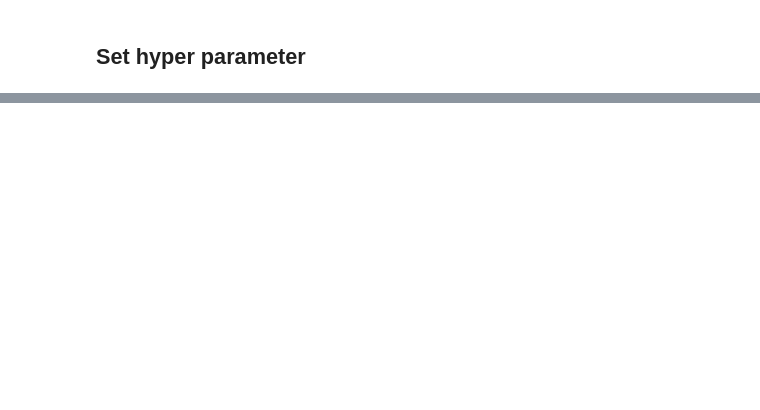
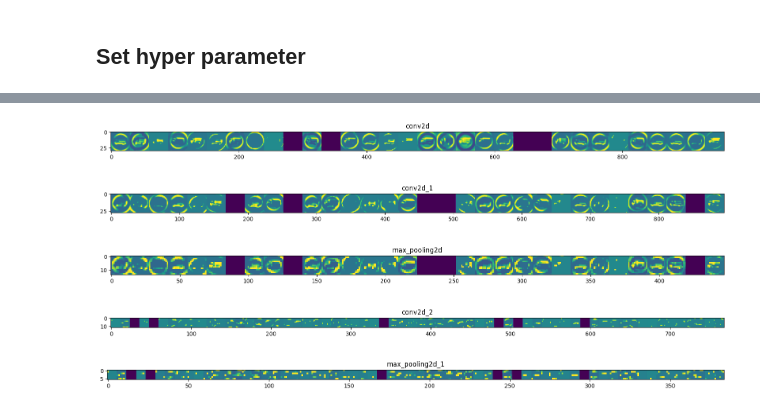
Before and after one commit to JINU-SUN/traffic-sign-classification, a Jupyter notebook: Train.ipynb, the cells around one changed output, grey strips where cells are left out. Cells and saved outputs as stored; diff of their text form; code cells hidden in the pictures; blank space fills up the shorter version.

```diff
--- a/Train.ipynb
+++ b/Train.ipynb
@@ -129,3 +140,4 @@ model.save_weights("model/model.h5")
 # %%
+model = models.load_model("model/model.h5")
 model.evaluate(X_test, Y_test, verbose=2)
 # %% [output]
@@ -156,0 +169,34 @@ plt.legend()
+# %%
+# Display intermediate feature maps
+idxs = [0, 1, 2, 4, 5]
+layer_names = [model.layers[i].name for i in idxs]
+layer_outputs = [model.layers[i].output for i in idxs]
+
+feature_map_model = models.Model(inputs=model.input, outputs=layer_outputs)
+x = X_test[0]
+x = x.reshape((1,) + x.shape)
+
+feature_maps = feature_map_model.predict(x)
+
+for layer_name, feature_map in zip(layer_names, feature_maps):
+    k = feature_map.shape[-1]
+    size=feature_map.shape[1]
+
+    image_belt = np.empty((size, size*k))
+
+    for i in range(k):
+        feature_image = feature_map[0, :, :, i]
+        feature_image -= feature_image.mean()
+        feature_image /= feature_image.std ()
+        feature_image *=  64
+        feature_image += 128
+        feature_image = np.clip(feature_image, 0, 255).astype('uint8')
+
+        image_belt[:, i * size : (i + 1) * size] = feature_image
+
+    scale = 20. / k
+    plt.figure( figsize=(scale * k, scale) )
+    plt.title ( layer_name )
+    plt.grid  ( False )
+    plt.imshow( image_belt, aspect='auto')
+# %% [output]
@@ -156,0 +204,5 @@ plt.legend()
+[figure, added]
+[figure, added]
+[figure, added]
+[figure, added]
+[figure, added]
```
Also changed, not shown: parts of 9 cells of this notebook, 5 other files.
